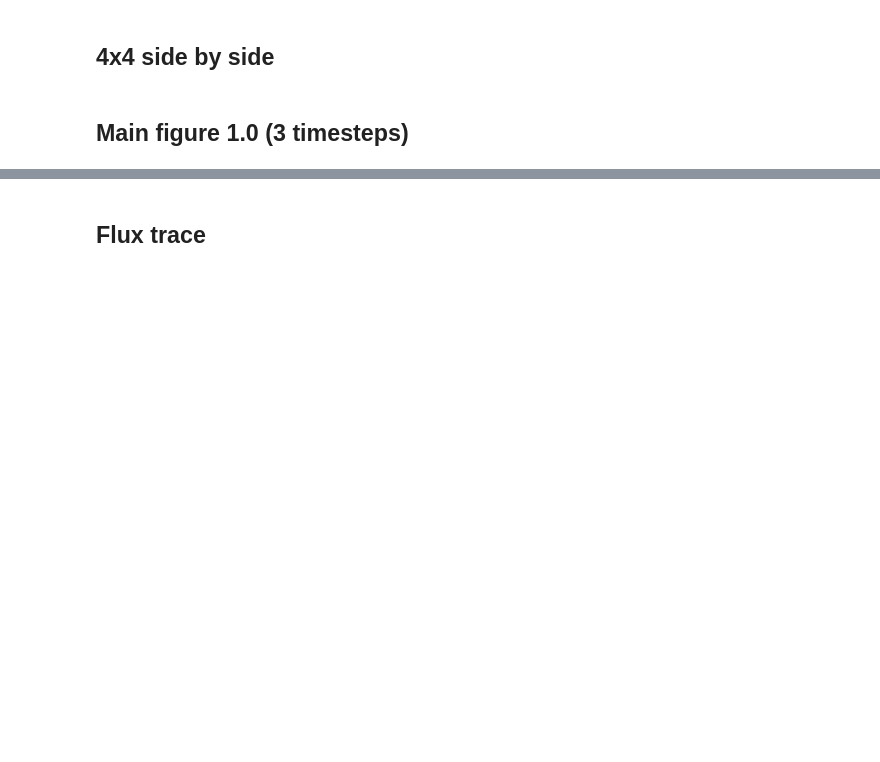
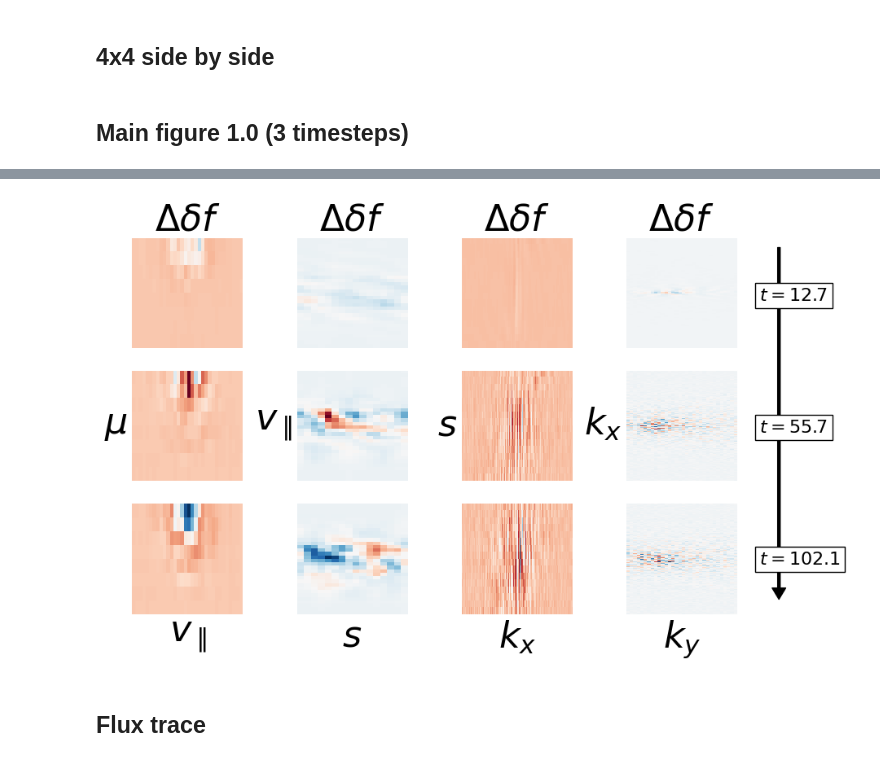
Before and after one commit to ml-jku/neural-gyrokinetics, a Jupyter notebook: notebooks/paper_plotting.ipynb, the cells around one changed output, grey strips where cells are left out. Drawn from its saved outputs; the diff is of its cells as text; code cells hidden in the pictures; blank space fills up the shorter version.

```diff
--- a/notebooks/paper_plotting.ipynb
+++ b/notebooks/paper_plotting.ipynb
@@ -476,3 +615,8 @@ plot_t0.savefig("dft.svg", bbox_inches="tight")
+# %%
+plot_t0 = plot_difference(pred_t, np.array(gt_t))
+# plot_t0.savefig("dft.pdf", bbox_inches="tight")
+# %% [output]
+[figure, added]
 # %% [markdown]
 ## Flux trace
 # %%
```
Also changed, not shown: parts of 22 cells of this notebook, 2 other files.
